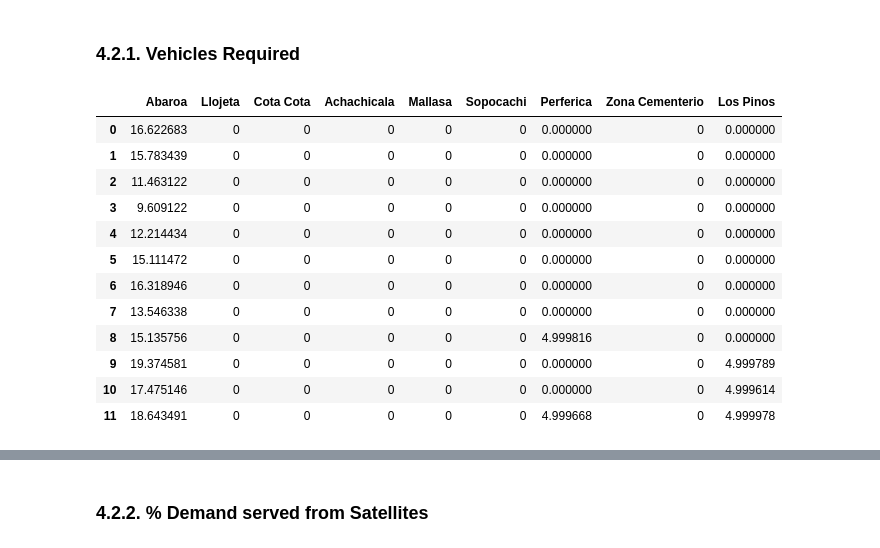
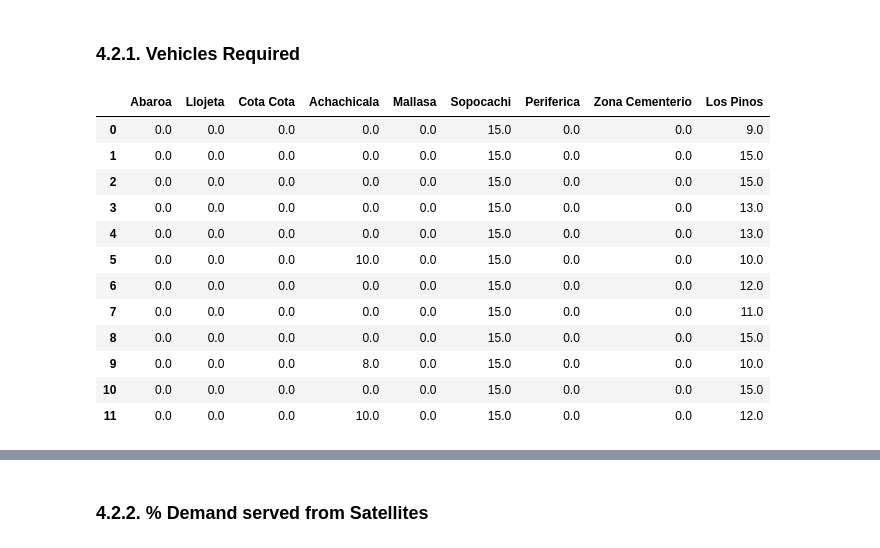
Before and after one commit to PitHurtado/redesign_urban-distribution, a Jupyter notebook: src/application.ipynb, the cells around one changed output, grey strips where cells are left out. Saved outputs shown, nothing was run; the diff lists cells and outputs as text; code cells hidden in the pictures.

```diff
--- a/src/application.ipynb
+++ b/src/application.ipynb
@@ -30,24 +31,24 @@ Cantidad de clusters cargados: 721
 # %%
 small_vehicle = Vehicle(id='small'
                         , type='small'
-                        , capacity=115
-                        , costFixed=2
-                        , time_service=0.05
+                        , capacity=115 #115
+                        , costFixed=89
+                        , time_service=0.002
                         , time_fixed=0.05
-                        , time_load=0.0072
-                        , time_dispatch=0.625
-                        , speed_line=40
+                        , time_load=0.0071
+                        , time_dispatch=0.33
+                        , speed_line=30
                         , Tmax=12
                         , k=1.3)
 large_vehicle = Vehicle(id='large'
                         , type='large'
-                        , capacity=456
-                        , costFixed=8
-                        , time_service=0.05
+                        , capacity=460
+                        , costFixed=139
+                        , time_service=0.02
                         , time_fixed=0.05
-                        , time_load=0.0142
+                        , time_load=0.0071
                         , time_dispatch=0.75
-                        , speed_line=40
+                        , speed_line=25
                         , Tmax=12
                         , k=1.3)
 # %% [markdown]
@@ -94,7 +94,8 @@ config_ = utils.ConfigDeterministic()
 fleet_size_satellites = config_.calculate_avg_fleet_size_from_satellites(satellites=list(satellites.values())
                                                                          , clusters=list(clusters.values())
                                                                          , vehicle=small_vehicle
-                                                                         ,periods=PERIODS, distances_linehaul=matrixes_from_satellites['distance'])
+                                                                         , periods=PERIODS
+                                                                         , distances_linehaul=matrixes_from_satellites['distance'])
 # %% [markdown]
 #### b) From DC to Customer Cluster
 # %%
@@ -111,7 +112,7 @@ fleet_size_required = {
 # %%
 distance_average_from_satellites = {}
 for s in satellites.values():
-    min_distances, max_distances = 100000000, -1
+    min_distances, max_distances = sys.maxsize, -sys.maxsize - 1
     for k in clusters.values():
         min_distances = min_distances if matrixes_from_satellites['distance'][(s.id, k.id)] > min_distances else matrixes_from_satellites['distance'][(s.id, k.id)]
         max_distances = max_distances if matrixes_from_satellites['distance'][(s.id, k.id)] < max_distances else matrixes_from_satellites['distance'][(s.id, k.id)]
@@ -121,9 +122,9 @@ for s in satellites.values():
 ### 3.3.2. Avg distances from dc
 # %%
 distance_average_from_dc = {}
-min_distances, max_distances = 100000000, -1
+min_distances, max_distances = sys.maxsize, -sys.maxsize - 1
 for k in clusters.values():
     min_distances = min_distances if matrixes_from_dc['distance'][(k.id)] > min_distances else matrixes_from_dc['distance'][(k.id)]
     max_distances = max_distances if matrixes_from_dc['distance'][(k.id)] < max_distances else matrixes_from_dc['distance'][(k.id)]
 distance_average_from_dc = {'min': min_distances, 'max': max_distances, 'interval': max_distances-min_distances, 'cost': 0.389 - 0.264}
-#distance_average_from_dc
+distance_average_from_dc
@@ -397,32 +389,33 @@ drawer.viewMap()
 # %%
 def obtain_vehicles_required_in_satellite(satellite: Satellite, clusters_served: list[Cluster], period: int, vehicles_required: dict[(str, str, t), float]):
     vehicles_sum = 0
     for c in clusters_served:
         vehicles_sum += vehicles_required[(satellite.id, c.id, period)]['fleet_size']
-    return vehicles_sum
+    return np.ceil(vehicles_sum)
+
 vehicles_required_results = dict([
     (s.id, [obtain_vehicles_required_in_satellite(s
                                      ,clusters_served=variables_results['Z'][t][s.id]
                                      ,period=t
                                      ,vehicles_required=fleet_size_satellites) for t in range(PERIODS)]) for s in list(satellites.values())
 ])
 df_vehicles_satellite = pd.DataFrame(vehicles_required_results)
 df_vehicles_satellite
 #print(json.dumps(vehicles_required_results, indent=2))
 # %% [output]
-|  | Abaroa | Llojeta | Cota Cota | Achachicala | Mallasa | Sopocachi | Perferica | Zona Cementerio | Los Pinos |
-| 0 | 16.622683 | 0 | 0 | 0 | 0 | 0 | 0.000000 | 0 | 0.000000 |
-| 1 | 15.783439 | 0 | 0 | 0 | 0 | 0 | 0.000000 | 0 | 0.000000 |
-| 2 | 11.463122 | 0 | 0 | 0 | 0 | 0 | 0.000000 | 0 | 0.000000 |
-| 3 | 9.609122 | 0 | 0 | 0 | 0 | 0 | 0.000000 | 0 | 0.000000 |
-| 4 | 12.214434 | 0 | 0 | 0 | 0 | 0 | 0.000000 | 0 | 0.000000 |
-| 5 | 15.111472 | 0 | 0 | 0 | 0 | 0 | 0.000000 | 0 | 0.000000 |
-| 6 | 16.318946 | 0 | 0 | 0 | 0 | 0 | 0.000000 | 0 | 0.000000 |
-| 7 | 13.546338 | 0 | 0 | 0 | 0 | 0 | 0.000000 | 0 | 0.000000 |
-| 8 | 15.135756 | 0 | 0 | 0 | 0 | 0 | 4.999816 | 0 | 0.000000 |
-| 9 | 19.374581 | 0 | 0 | 0 | 0 | 0 | 0.000000 | 0 | 4.999789 |
-| 10 | 17.475146 | 0 | 0 | 0 | 0 | 0 | 0.000000 | 0 | 4.999614 |
-| 11 | 18.643491 | 0 | 0 | 0 | 0 | 0 | 4.999668 | 0 | 4.999978 |
+|  | Abaroa | Llojeta | Cota Cota | Achachicala | Mallasa | Sopocachi | Periferica | Zona Cementerio | Los Pinos |
+| 0 | 0.0 | 0.0 | 0.0 | 0.0 | 0.0 | 15.0 | 0.0 | 0.0 | 9.0 |
+| 1 | 0.0 | 0.0 | 0.0 | 0.0 | 0.0 | 15.0 | 0.0 | 0.0 | 15.0 |
+| 2 | 0.0 | 0.0 | 0.0 | 0.0 | 0.0 | 15.0 | 0.0 | 0.0 | 15.0 |
+| 3 | 0.0 | 0.0 | 0.0 | 0.0 | 0.0 | 15.0 | 0.0 | 0.0 | 13.0 |
+| 4 | 0.0 | 0.0 | 0.0 | 0.0 | 0.0 | 15.0 | 0.0 | 0.0 | 13.0 |
+| 5 | 0.0 | 0.0 | 0.0 | 10.0 | 0.0 | 15.0 | 0.0 | 0.0 | 10.0 |
+| 6 | 0.0 | 0.0 | 0.0 | 0.0 | 0.0 | 15.0 | 0.0 | 0.0 | 12.0 |
+| 7 | 0.0 | 0.0 | 0.0 | 0.0 | 0.0 | 15.0 | 0.0 | 0.0 | 11.0 |
+| 8 | 0.0 | 0.0 | 0.0 | 0.0 | 0.0 | 15.0 | 0.0 | 0.0 | 15.0 |
+| 9 | 0.0 | 0.0 | 0.0 | 8.0 | 0.0 | 15.0 | 0.0 | 0.0 | 10.0 |
+| 10 | 0.0 | 0.0 | 0.0 | 0.0 | 0.0 | 15.0 | 0.0 | 0.0 | 15.0 |
+| 11 | 0.0 | 0.0 | 0.0 | 10.0 | 0.0 | 15.0 | 0.0 | 0.0 | 12.0 |
 # %%
 def obtain_vehicles_required_in_dc(clusters_served: list[Cluster], period: int, vehicles_required: dict[(str, t), float]):
     vehicles_sum = 0
```
Also changed, not shown: parts of 27 cells of this notebook, 3 other files.
